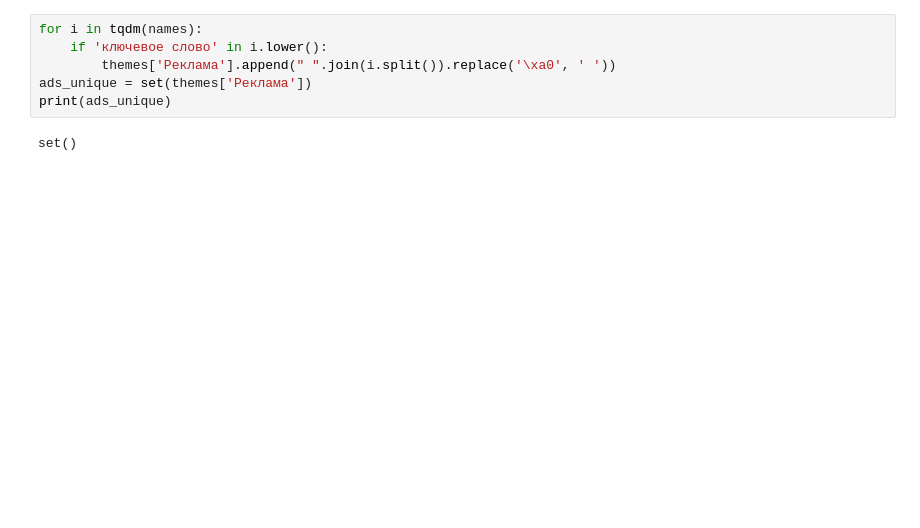
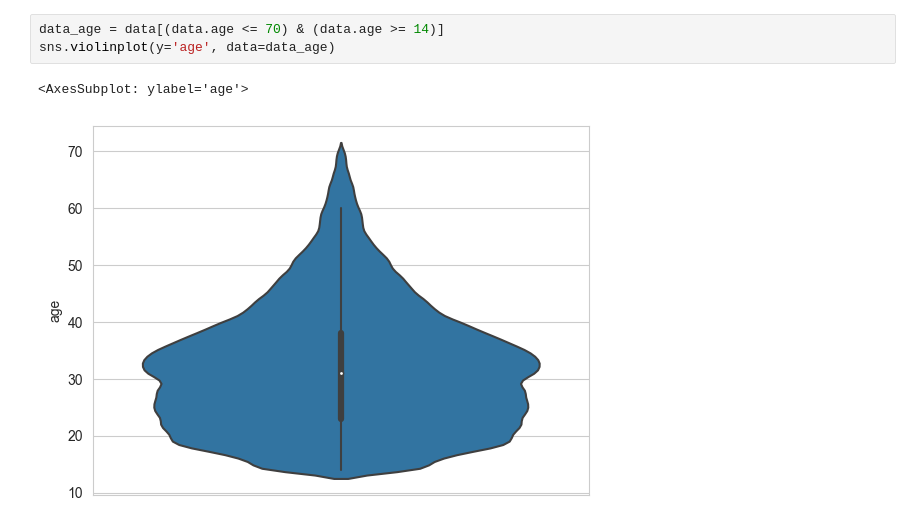
Before and after one commit to VlanAni/DANO-project, a Jupyter notebook: DK_anal.ipynb, the cells around one changed output. Drawn from its saved outputs; the diff is of its cells as text; blank space fills up the shorter version.

```diff
--- a/DK_anal.ipynb
+++ b/DK_anal.ipynb
@@ -49,8 +66,6 @@ print(stats_unique)
-# %%
-for i in tqdm(names):
-    if 'ключевое слово' in i.lower():
-        themes['Реклама'].append(" ".join(i.split()).replace('\xa0', ' '))
-ads_unique = set(themes['Реклама'])
-print(ads_unique)
-# %% [output]
-set()
+# %%
+data_age = data[(data.age <= 70) & (data.age >= 14)]
+sns.violinplot(y='age', data=data_age)
+# %% [output]
+<AxesSubplot: ylabel='age'>
+[figure, added]
```
Also changed, not shown: parts of 9 cells of this notebook.
